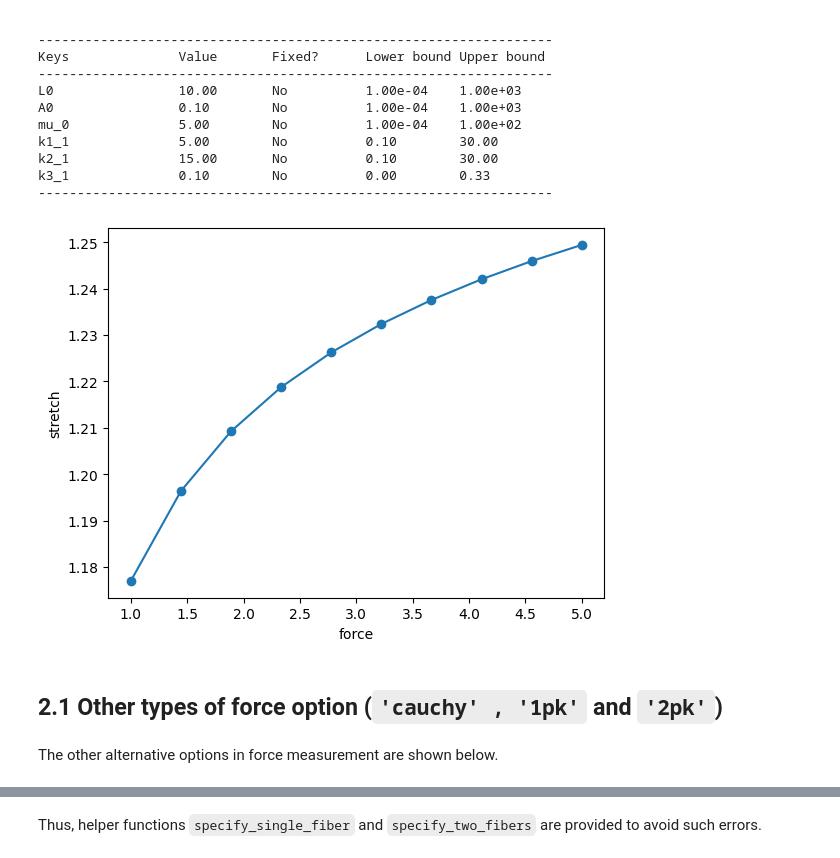
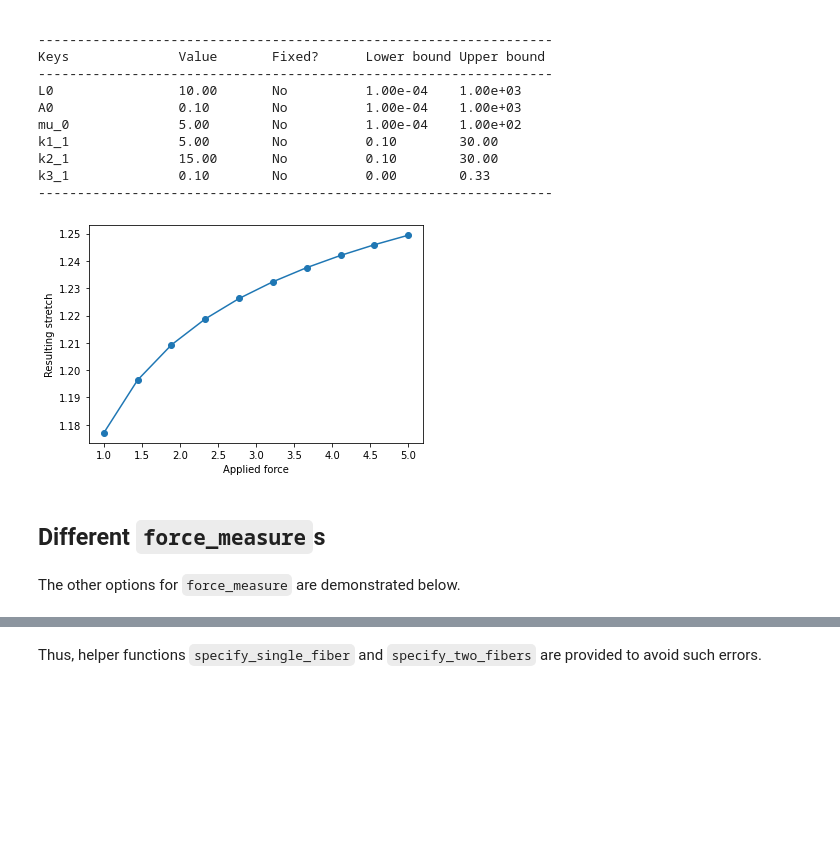
Before and after one commit to ankushaggarwal/pymecht, a Jupyter notebook: Examples/Uniaxial_extension.ipynb, the cells around one changed output, grey strips where cells are left out. Cells and saved outputs as stored; diff of their text form; code cells hidden in the pictures; blank space fills up the shorter version.

```diff
--- a/Examples/Uniaxial_extension.ipynb
+++ b/Examples/Uniaxial_extension.ipynb
@@ -178,21 +177,21 @@ k3_1              0.10        No          0.00        0.33
 # %%
 #apply force
 applied_force = np.linspace(1,5,10)
 
 #calculating deformation
 deformation = sample.force_controlled(applied_force, sample_params, x0 = [0.1])
 
 #post-processing
 plt.plot(applied_force,deformation,'-o')
-plt.ylabel('stretch')
-plt.xlabel('force')
+plt.ylabel('Resulting stretch')
+plt.xlabel('Applied force')
 plt.show()
 # %% [output]
-[figure, old version]
+[figure, new version]
 # %% [markdown]
-## 2.1 Other types of force option (`'cauchy' , '1pk'` and `'2pk'`)
+## Different `force_measure`s
 # %% [markdown]
-The other alternative options in force measurement are shown below.
+The other options for `force_measure` are demonstrated below.
 # %%
 #define material
 mat = pmt.MatModel('nh', 'goh')
```
Also changed, not shown: parts of 24 cells of this notebook.
